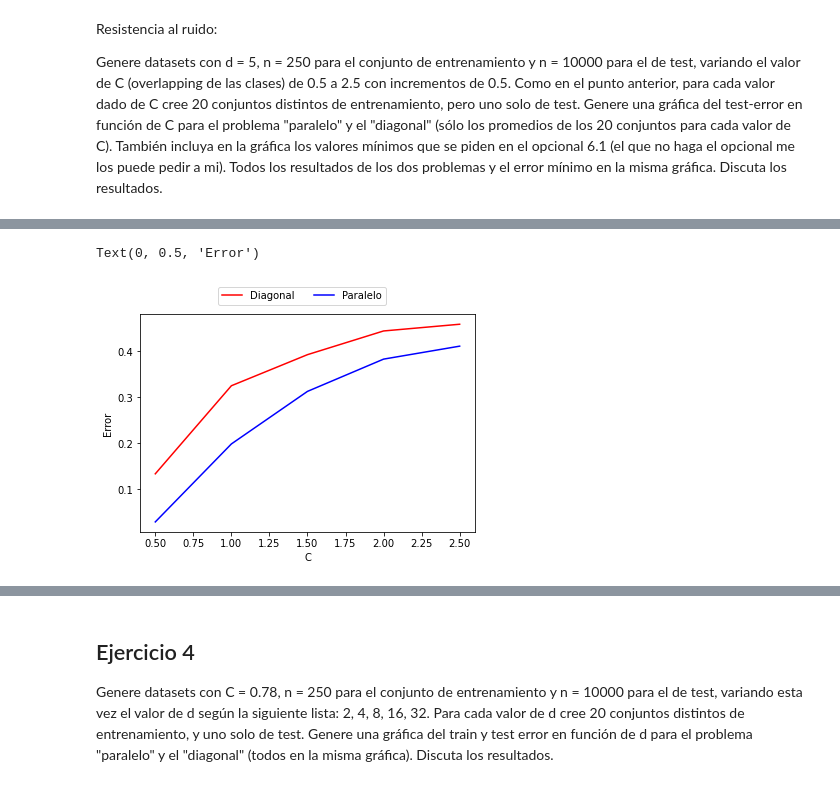
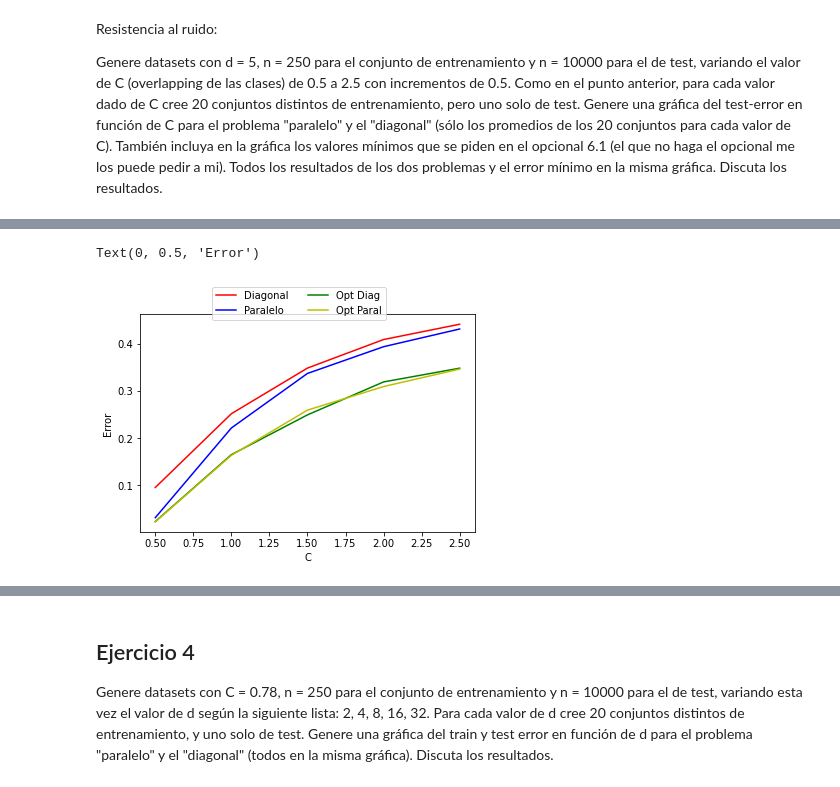
Before and after one commit to natimellino/IAA, a Jupyter notebook: TP1/ArbolesDecision.ipynb, the cells around one changed output, grey strips where cells are left out. Saved outputs shown, nothing was run; the diff lists cells and outputs as text; code cells hidden in the pictures.

```diff
--- a/TP1/ArbolesDecision.ipynb
+++ b/TP1/ArbolesDecision.ipynb
@@ -417,15 +392,24 @@ Genere datasets con d = 5, n = 250 para el conjunto de entrenamiento y n = 10000
+# %%
+# Definimos los clasificadores óptimos para cada problema
+
+def clasificador_a(point, d):
+    c0 = np.array([-1] * d)
+    c1 = np.array([1] * d)
+    p = np.array(point)
+    # np.linalg.norm nos devuelve la distancia euclidiana entre dos puntos
+    dist0 = np.linalg.norm(p - c0)
+    dist1 = np.linalg.norm(p - c1)
+    return 0 if dist0 <= dist1 else 1
+
+
+def clasificador_b(point, d):
+    c0 = [-1] + ([0] * (d - 1))
+    c1 = [1] + ([0] * (d - 1))
+    p = np.array(point)
+    dist0 = np.linalg.norm(p - c0)
+    dist1 = np.linalg.norm(p - c1)
+    return 0 if dist0 <= dist1 else 1
 # %%
-import pandas as pd
-import numpy as np
-from math import sqrt
-import math
-from typing import List
-from sklearn.model_selection import train_test_split
-from sklearn.tree import DecisionTreeClassifier
-from sklearn.datasets import load_iris
-from sklearn import tree
-from sklearn.metrics import accuracy_score
-
 cs = []
 C = 0.5
 
@@ -436,17 +420,26 @@ while C <= 2.5:
 
 test_errors_a = []
 test_errors_b = []
+optimal_errors_a = []
+optimal_errors_b = []
 
 cc = []
 for c in cs:
     # Generamos un único conjunto de testeo para cada valor de C
     test_a = generate_dataframe_a(d = 5, n = 10000, C = c)
-    test_set_a = test_a.loc[ : , ['0', '1'] ]
+    test_set_a = test_a.loc[ : , ['0', '1', '2', '3', '4'] ]
     y_test_set_a = test_a.loc[:, 'Class']
 
     test_b = generate_dataframe_b(d = 5, n = 10000, C = c)
-    test_set_b = test_b.loc[ : , ['0', '1'] ]
+    test_set_b = test_b.loc[ : , ['0', '1', '2', '3', '4'] ]
     y_test_set_b = test_b.loc[:, 'Class']
+
+    optimal_points_a = test_a.loc[:, ['0', '1', '2', '3', '4']].values.tolist()
+    optimal_points_b = test_b.loc[:, ['0', '1', '2', '3', '4']].values.tolist()
+
+    true_classes_a = test_a.loc[:, ['Class']]
+    true_classes_b = test_a.loc[:, ['Class']]
+
     for i in range(0, 20):
         cc.append(c)
 
@@ -455,11 +448,11 @@ for c in cs:
         train_set_b = generate_dataframe_b(d = 5, n = 250, C = c)
 
         # Creamos el árbol y lo entrenamos
-        Xtrain_a, ytrain_a = train_set_a.loc[ : , ['0', '1'] ], train_set_a.loc[:, 'Class']
+        Xtrain_a, ytrain_a = train_set_a.loc[ : , ['0', '1', '2', '3', '4'] ], train_set_a.loc[:, 'Class']
         clf_a = DecisionTreeClassifier(criterion="entropy",min_impurity_decrease=0.005,random_state=0,min_samples_leaf=5)
         clf_a.fit(Xtrain_a, ytrain_a)
 
-        Xtrain_b, ytrain_b = train_set_b.loc[ : , ['0', '1'] ], train_set_b.loc[:, 'Class']
+        Xtrain_b, ytrain_b = train_set_b.loc[ : , ['0', '1', '2', '3', '4'] ], train_set_b.loc[:, 'Class']
         clf_b = DecisionTreeClassifier(criterion="entropy",min_impurity_decrease=0.005,random_state=0,min_samples_leaf=5)
         clf_b.fit(Xtrain_b, ytrain_b)
 
@@ -471,34 +464,73 @@ for c in cs:
         test_errors_a.append(1 - accuracy_score(y_test_set_a, prediction_a))
         test_errors_b.append(1 - accuracy_score(y_test_set_b, prediction_b))
 
+        # Predecimos y guardamos los errores con nuestro clasificador óptimo
+        predicted_classes_a = []
+        predicted_classes_b = []
+        for p in optimal_points_a:
+            predicted_classes_a.append(clasificador_a(p, 5))
+
+        for p in optimal_points_b:
+            predicted_classes_b.append(clasificador_b(p, 5))
+
+        # Guardamos las predicciones para calcular el error
+        df_predicted_a = pd.DataFrame({})
+        df_predicted_a['Class'] = predicted_classes_a
+
+        df_predicted_b = pd.DataFrame({})
+        df_predicted_b['Class'] = predicted_classes_b
+
+        optimal_errors_a.append(1 - accuracy_score(df_predicted_a, true_classes_a))
+        optimal_errors_b.append(1 - accuracy_score(df_predicted_b, true_classes_b))
+
 # Creamos los dataframes con cada valor de C y su respectivo error (20 errores por cada N habrá)
 df_a = pd.DataFrame({})
 df_a['C'] = cc
 df_a['Error'] = test_errors_a
 
 df_b = pd.DataFrame({})
 df_b['C'] = cc
 df_b['Error'] = test_errors_b
 
+df_optimal_a = pd.DataFrame({})
+df_optimal_a['C'] = cc
+df_optimal_a['Error'] = optimal_errors_a
+
+df_optimal_b = pd.DataFrame({})
+df_optimal_b['C'] = cc
+df_optimal_b['Error'] = optimal_errors_b
+
 # Agrupamos y calculamos el promedio de error para cada valor de C
 mean_test_error_a = df_a.groupby('C')['Error'].mean().to_numpy()
 mean_test_error_b = df_b.groupby('C')['Error'].mean().to_numpy()
+mean_test_error_optimal_a = df_optimal_a.groupby('C')['Error'].mean().to_numpy()
+mean_test_error_optimal_b = df_optimal_b.groupby('C')['Error'].mean().to_numpy()
 
 # Guardamos los resultados obtenidos en los dataframes
 error_df_a = pd.DataFrame({})
 error_df_a['C'] = cs
 error_df_a['Error'] = mean_test_error_a
 
 error_df_b = pd.DataFrame({})
 error_df_b['C'] = cs
 error_df_b['Error'] = mean_test_error_b
 
+error_df_optimal_a = pd.DataFrame({})
+error_df_optimal_a['C'] = cs
+error_df_optimal_a['Error'] = mean_test_error_optimal_a
+
+error_df_optimal_b = pd.DataFrame({})
+error_df_optimal_b['C'] = cs
+error_df_optimal_b['Error'] = mean_test_error_optimal_b
+
 # Graficamos
 plt.plot(error_df_a['C'], error_df_a['Error'], 'r')
 plt.plot(error_df_b['C'], error_df_b['Error'], 'b')
-plt.legend(['Diagonal', 'Paralelo'], bbox_to_anchor=(0.75, 1.15), ncol=2)
+plt.plot(error_df_optimal_a['C'], error_df_optimal_a['Error'], 'g')
+plt.plot(error_df_optimal_b['C'], error_df_optimal_b['Error'], 'y')
+plt.legend(['Diagonal', 'Paralelo', 'Opt Diag', 'Opt Paral'], bbox_to_anchor=(0.75, 1.15), ncol=2)
 plt.xlabel('C')
 plt.ylabel('Error')
 # %% [output]
 Text(0, 0.5, 'Error')
-[figure, old version]
+[figure, new version]
```
Also changed, not shown: parts of 14 cells of this notebook, 1 other file.
